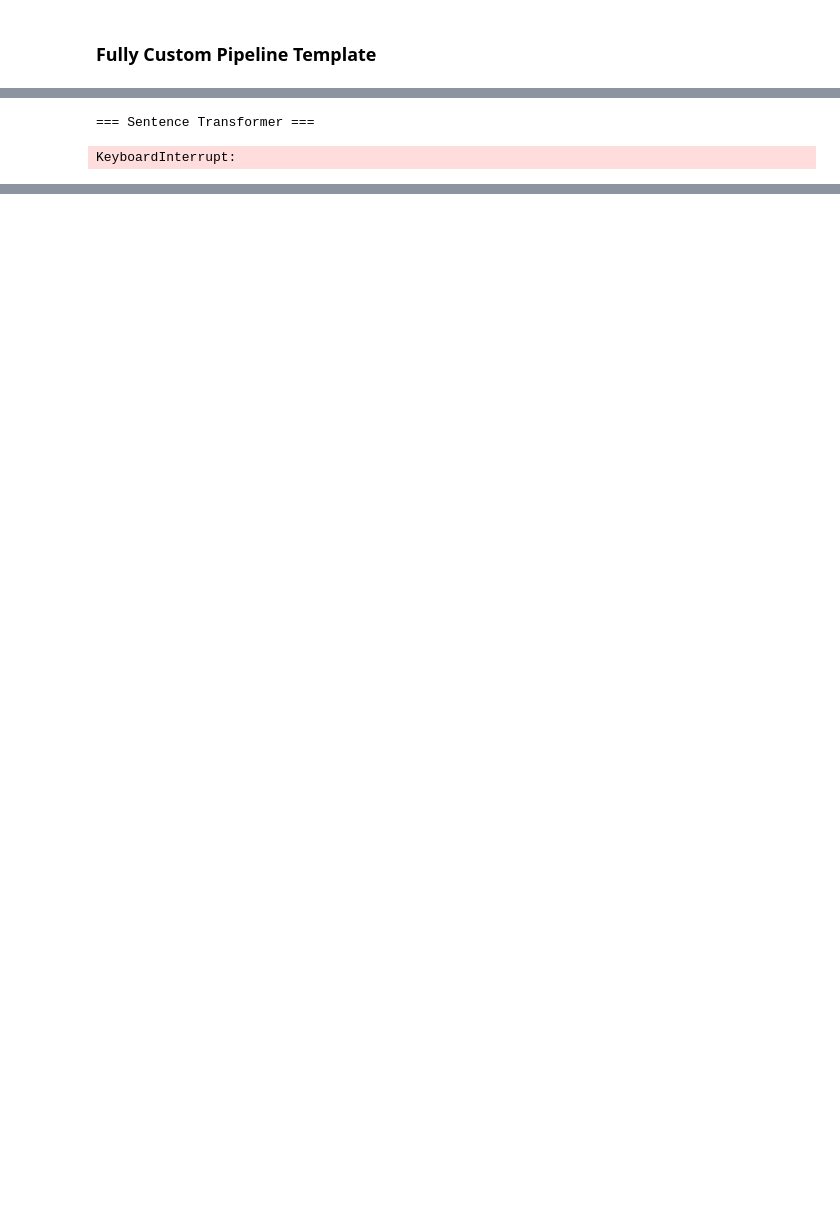
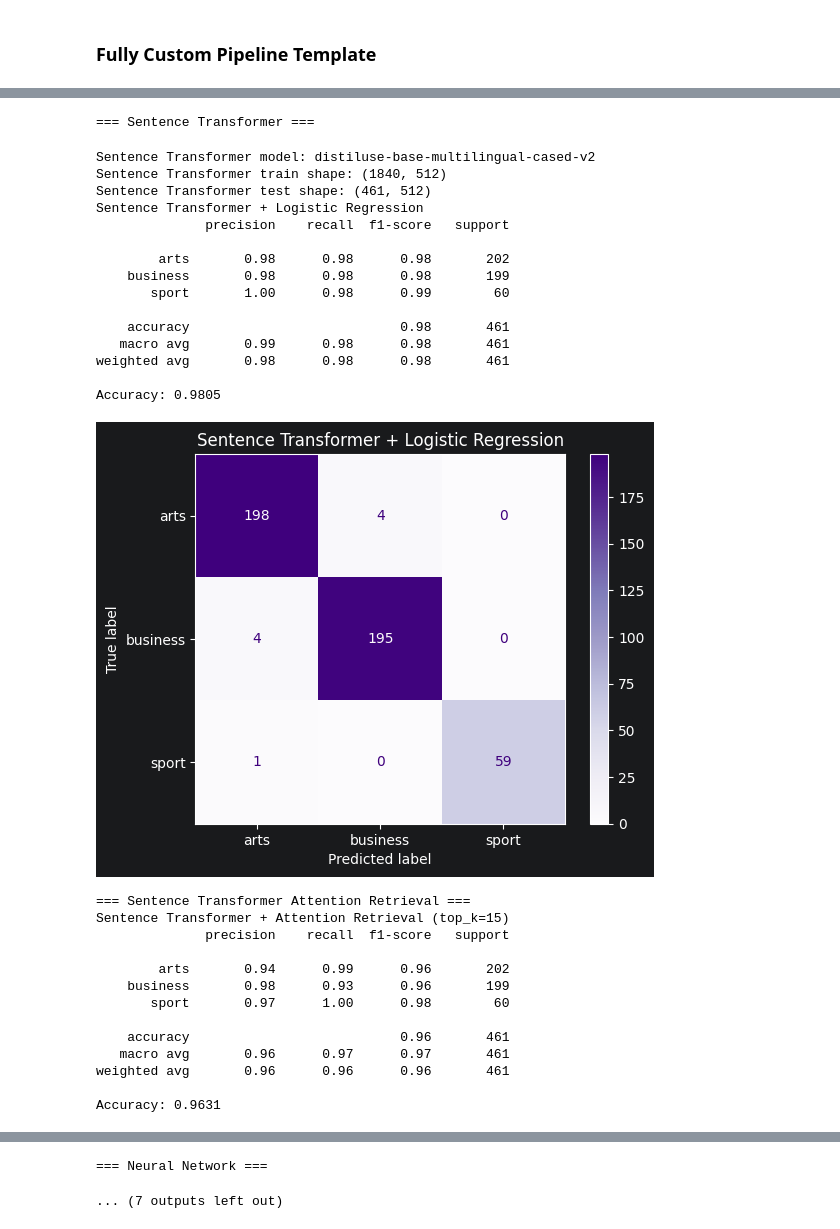
Before and after one commit to mckanziek/bbc-news-categorization, a Jupyter notebook: bbc_categorization.ipynb, the cells around one changed output, grey strips where cells are left out. Cells and saved outputs as stored; diff of their text form; code cells hidden in the pictures; blank space fills up the shorter version.

```diff
--- a/bbc_categorization.ipynb
+++ b/bbc_categorization.ipynb
@@ -901,6 +1007,7 @@ custom_pipeline = run_pipeline(
     run_logistic_model=True,
     run_word2vec_model=True,
     run_sentence_transformer_model=True,
+    run_sentence_transformer_attention_model=True,
     run_neural_model=True,
     show_dataset_summary=True,
     show_top_tokens=True,
@@ -923,6 +1030,9 @@ custom_pipeline = run_pipeline(
         "batch_size": 32,
         "normalize_embeddings": True,
     },
+    sentence_transformer_attention_kwargs={
+        "top_k": 15,
+    },
     nn_kwargs={
         "epochs": 10,
         "batch_size": 32,
@@ -955,31 +1065,59 @@ TF-IDF test shape: (461, 41611)
 Logistic Regression
               precision    recall  f1-score   support
 
         arts       0.97      1.00      0.98       202
     business       0.98      0.99      0.99       199
        sport       1.00      0.88      0.94        60
 
     accuracy                           0.98       461
    macro avg       0.98      0.96      0.97       461
 weighted avg       0.98      0.98      0.98       461
 
 Accuracy: 0.9783
 [figure]
 === Word2Vec ===
 Word2Vec train shape: (1840, 100)
 Word2Vec test shape: (461, 100)
 Word2Vec + Logistic Regression
               precision    recall  f1-score   support
 
         arts       0.99      0.98      0.98       202
     business       0.97      0.99      0.98       199
        sport       1.00      0.95      0.97        60
 
     accuracy                           0.98       461
    macro avg       0.99      0.97      0.98       461
 weighted avg       0.98      0.98      0.98       461
 
 Accuracy: 0.9805
 [figure]
 === Sentence Transformer ===
-KeyboardInterrupt:
+Sentence Transformer model: distiluse-base-multilingual-cased-v2
+Sentence Transformer train shape: (1840, 512)
+Sentence Transformer test shape: (461, 512)
+Sentence Transformer + Logistic Regression
+              precision    recall  f1-score   support
+
+        arts       0.98      0.98      0.98       202
+    business       0.98      0.98      0.98       199
+       sport       1.00      0.98      0.99        60
+
+    accuracy                           0.98       461
+   macro avg       0.99      0.98      0.98       461
+weighted avg       0.98      0.98      0.98       461
+
+Accuracy: 0.9805
+[figure, added]
+=== Sentence Transformer Attention Retrieval ===
+Sentence Transformer + Attention Retrieval (top_k=15)
+              precision    recall  f1-score   support
+
+        arts       0.94      0.99      0.96       202
+    business       0.98      0.93      0.96       199
+       sport       0.97      1.00      0.98        60
+
+    accuracy                           0.96       461
+   macro avg       0.96      0.97      0.97       461
+weighted avg       0.96      0.96      0.96       461
+
+Accuracy: 0.9631
@@ -985,0 +1125,2 @@ KeyboardInterrupt:
+=== Neural Network ===
+... (7 outputs left out)
```
Also changed, not shown: parts of 6 cells of this notebook.
